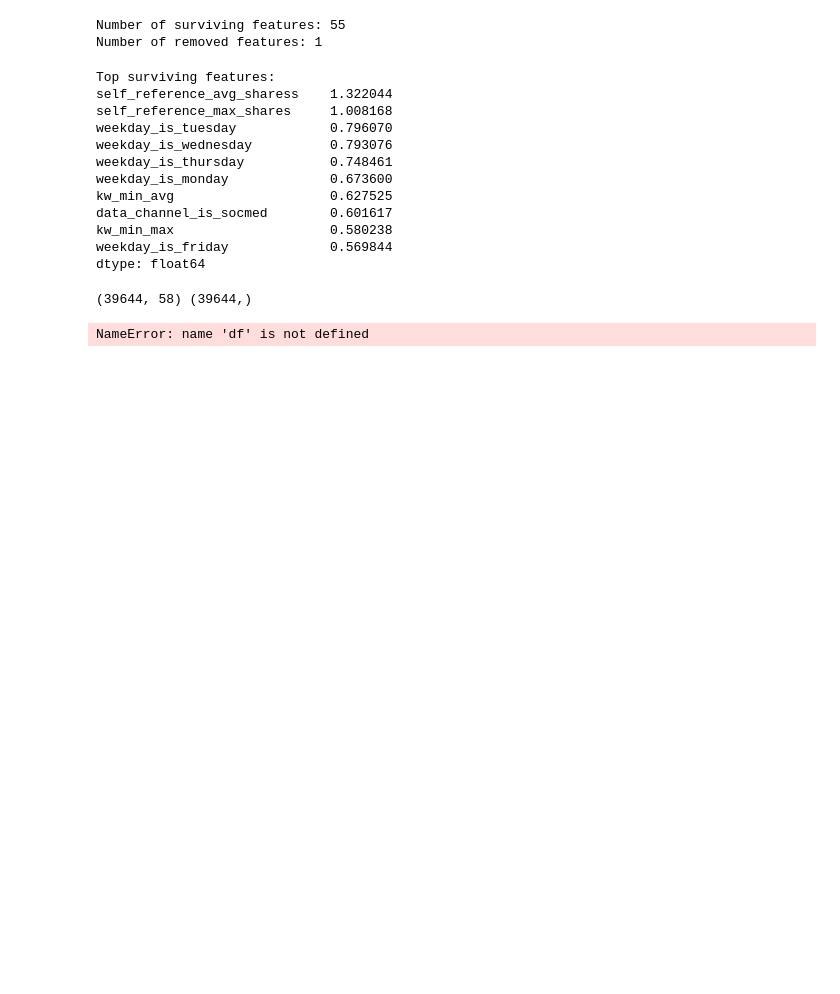
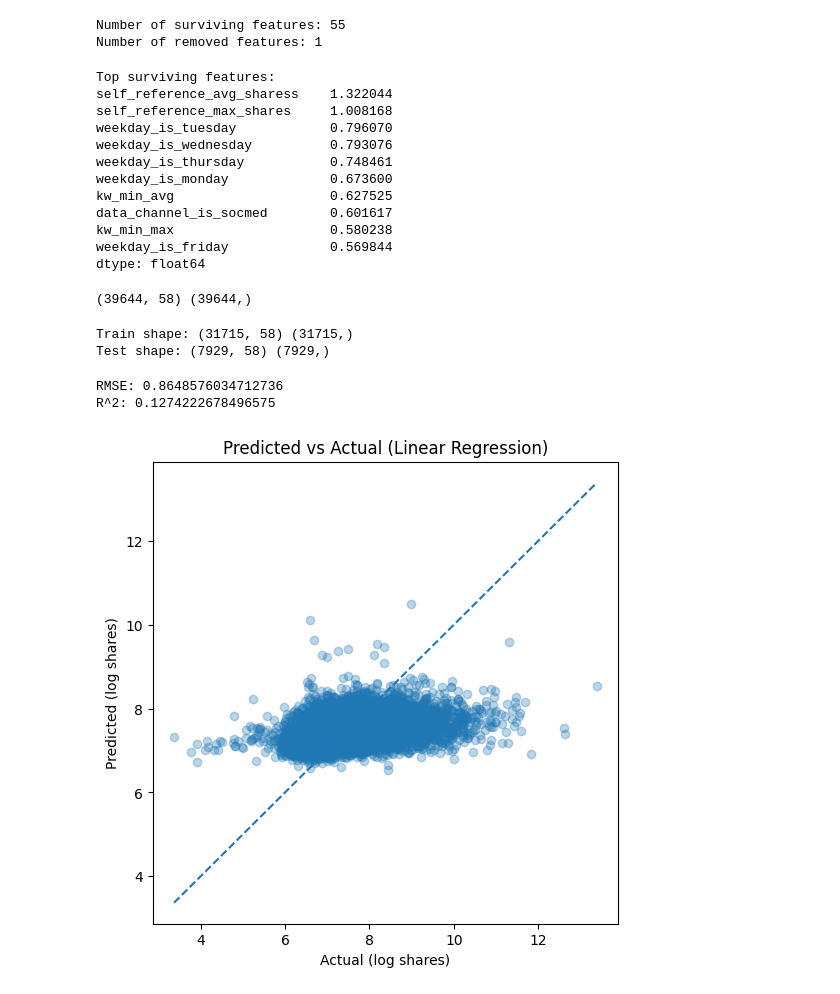
Before and after one commit to yh6384-design/ML_Online_News_Popularity, a Jupyter notebook: NB2_Modeling.ipynb, the cells around one changed output. Saved outputs shown, nothing was run; the diff lists cells and outputs as text; code cells hidden in the pictures; blank space fills up the shorter version.

```diff
--- a/NB2_Modeling.ipynb
+++ b/NB2_Modeling.ipynb
@@ -417,22 +417,56 @@ print(X.shape, y.shape)
 # %% [output]
 (39644, 58) (39644,)
 # %%
-# Prepare data for regression (predicting number of shares)
+# Split the regression data into training and test sets
+from sklearn.model_selection import train_test_split
 
-import numpy as np
+X_train, X_test, y_train, y_test = train_test_split(
+    X,
+    y,
+    test_size=0.2,
+    random_state=42
+)
 
-# Clean column names (important)
-df.columns = df.columns.str.strip()
-
-# Define features (drop non-useful columns)
-X = df.drop(columns=["url", "timedelta", "shares"])
-
-# Define target (log-transformed shares)
-y = np.log1p(df["shares"])
-
-print("X shape:", X.shape)
-print("y shape:", y.shape)
-print("y stats:")
-print(y.describe())
+print("Train shape:", X_train.shape, y_train.shape)
+print("Test shape:", X_test.shape, y_test.shape)
 # %% [output]
-NameError: name 'df' is not defined
+Train shape: (31715, 58) (31715,)
+Test shape: (7929, 58) (7929,)
+# %%
+# Train a baseline Linear Regression model and evaluate its performance
+from sklearn.linear_model import LinearRegression
+from sklearn.metrics import mean_squared_error, r2_score
+
+model = LinearRegression()
+model.fit(X_train, y_train)
+
+y_pred = model.predict(X_test)
+
+rmse = np.sqrt(mean_squared_error(y_test, y_pred))
+r2 = r2_score(y_test, y_pred)
+
+print("RMSE:", rmse)
+print("R^2:", r2)
+# %% [output]
+RMSE: 0.8648576034712736
+R^2: 0.1274222678496575
+# %%
+# Plot predicted vs actual values to evaluate regression performance
+import matplotlib.pyplot as plt
+
+plt.figure(figsize=(6,6))
+plt.scatter(y_test, y_pred, alpha=0.3)
+
+plt.xlabel("Actual (log shares)")
+plt.ylabel("Predicted (log shares)")
+plt.title("Predicted vs Actual (Linear Regression)")
+
+plt.plot(
+    [y_test.min(), y_test.max()],
+    [y_test.min(), y_test.max()],
+    linestyle="--"
+)
+
+plt.show()
+# %% [output]
+[figure, added]
```
Also changed, not shown: parts of 2 cells of this notebook.
